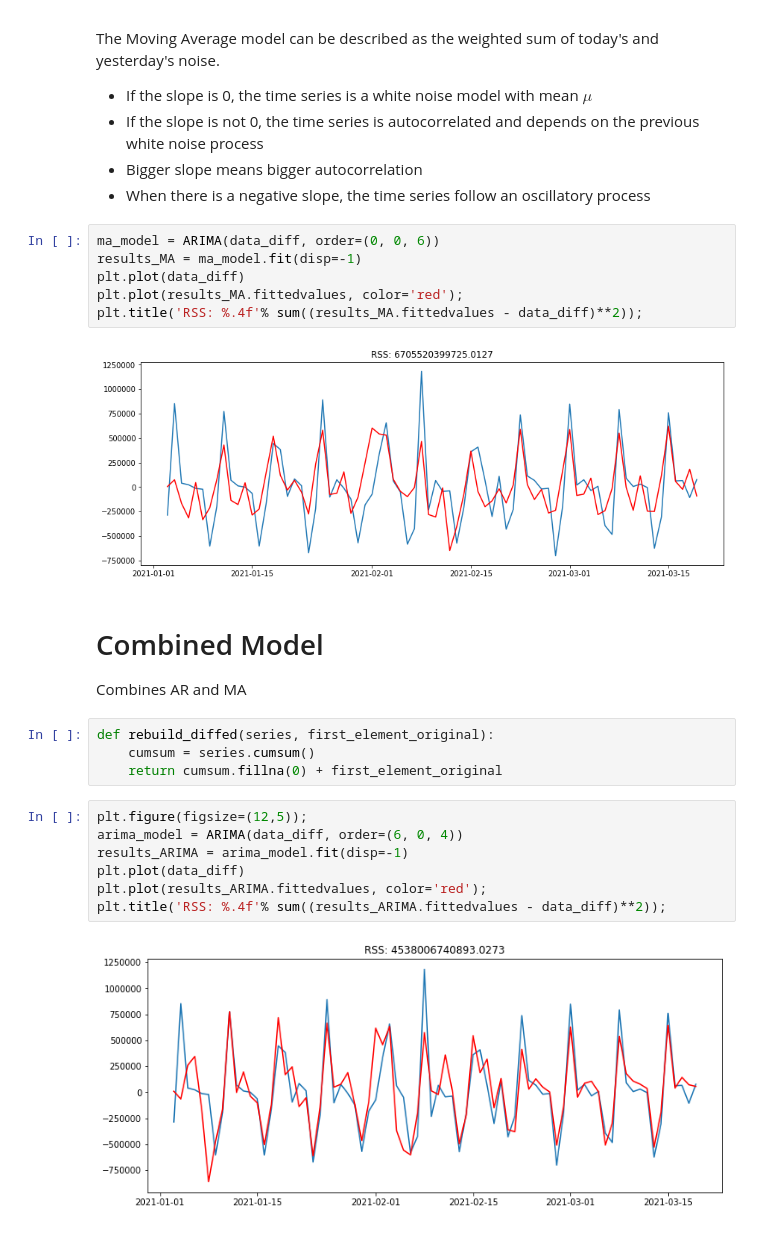
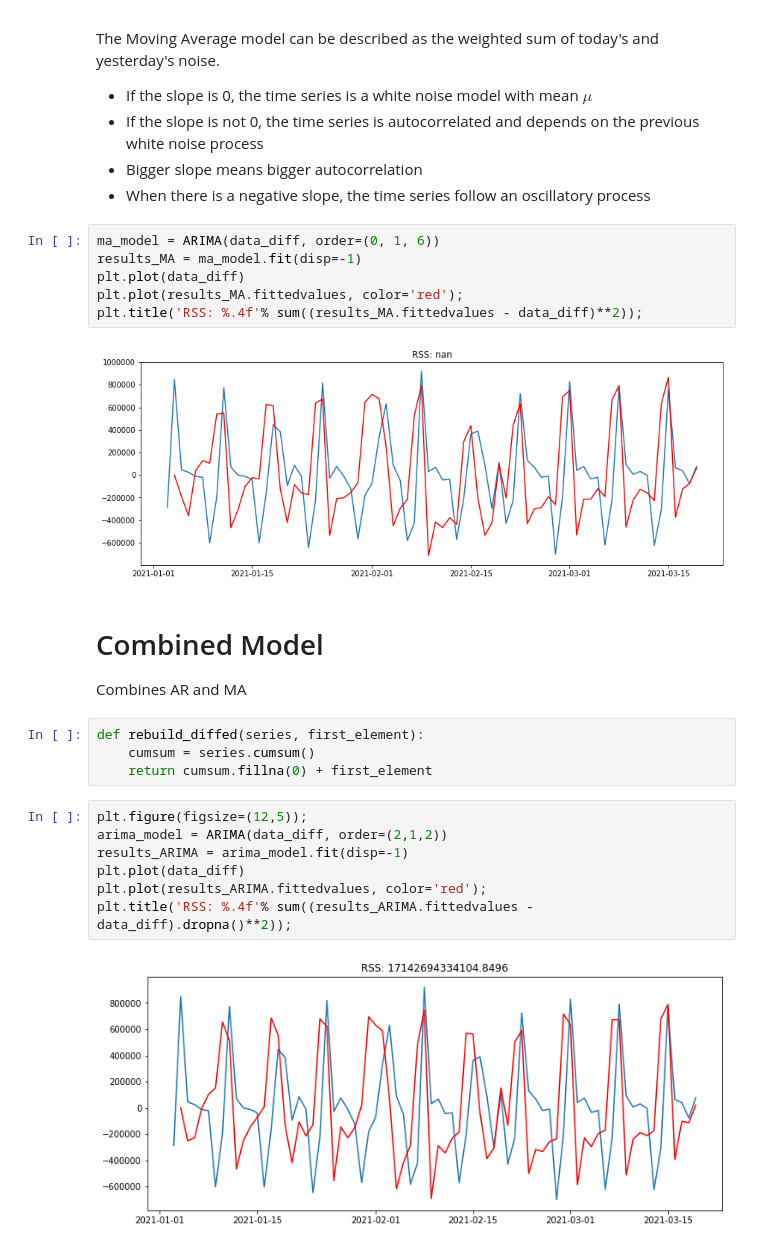
Before and after one commit to justinm0rgan/mta-turnstile-covid, a Jupyter notebook: modeling.ipynb, the cells around one changed output. Saved outputs shown, nothing was run; the diff lists cells and outputs as text.

```diff
--- a/modeling.ipynb
+++ b/modeling.ipynb
@@ -355,29 +355,29 @@ The Moving Average model can be described as the weighted sum of today's and yes
 - Bigger slope means bigger autocorrelation
 - When there is a negative slope, the time series follow an oscillatory process
 # %%
-ma_model = ARIMA(data_diff, order=(0, 0, 6))
+ma_model = ARIMA(data_diff, order=(0, 1, 6))
 results_MA = ma_model.fit(disp=-1)
 plt.plot(data_diff)
 plt.plot(results_MA.fittedvalues, color='red');
 plt.title('RSS: %.4f'% sum((results_MA.fittedvalues - data_diff)**2));
 # %% [output]
-[figure, old version]
+[figure, new version]
 # %% [markdown]
 # Combined Model
 Combines AR and MA
 # %%
-def rebuild_diffed(series, first_element_original):
+def rebuild_diffed(series, first_element):
     cumsum = series.cumsum()
-    return cumsum.fillna(0) + first_element_original
+    return cumsum.fillna(0) + first_element
 # %%
 plt.figure(figsize=(12,5));
-arima_model = ARIMA(data_diff, order=(6, 0, 4))
+arima_model = ARIMA(data_diff, order=(2,1,2))
 results_ARIMA = arima_model.fit(disp=-1)
 plt.plot(data_diff)
 plt.plot(results_ARIMA.fittedvalues, color='red');
-plt.title('RSS: %.4f'% sum((results_ARIMA.fittedvalues - data_diff)**2));
+plt.title('RSS: %.4f'% sum((results_ARIMA.fittedvalues - data_diff).dropna()**2));
 # %% [output]
-[figure, old version]
+[figure, new version]
 # %%
 predictions_ARIMA_diff = pd.Series(results_ARIMA.fittedvalues, copy=True)
 preds = rebuild_diffed(predictions_ARIMA_diff, df['TOTAL'].iloc[0])
```
Also changed, not shown: parts of 19 cells of this notebook, 2 other files.
